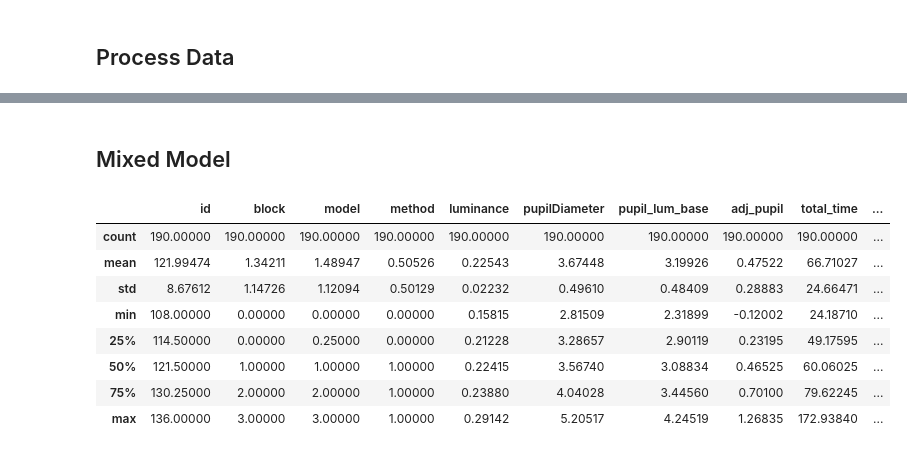
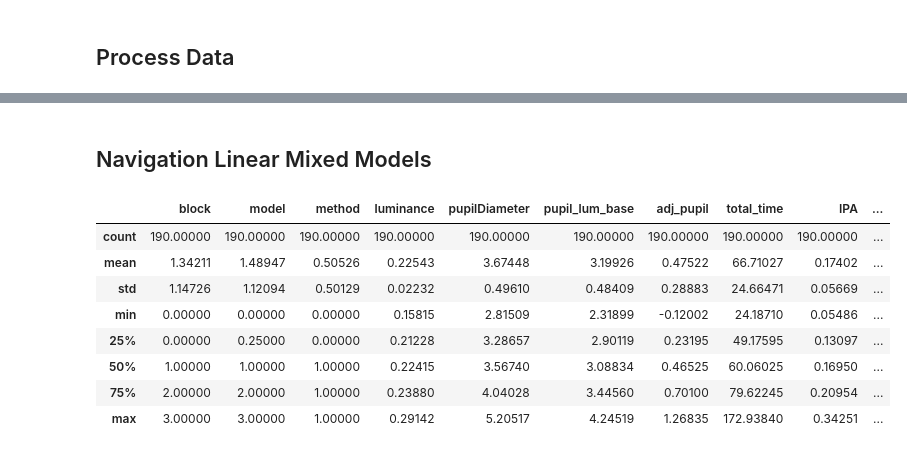
Before and after one commit to courtnicole/3d-path-cognition, a Jupyter notebook: mixedmodel.ipynb, the cells around one changed output, grey strips where cells are left out. Cells and saved outputs as stored; diff of their text form; code cells hidden in the pictures.

```diff
--- a/mixedmodel.ipynb
+++ b/mixedmodel.ipynb
@@ -240,8 +244,7 @@ def process_navigation_data(pupil_lum_df, stream_df, a, b, c):
 # %%
 def process_creation_data(pupil_lum_df, stream_df, a, b, c):
 
-    crt_start_times = stream_df['CreationStream'].loc[
-    (stream_df['CreationStream']['EventName'] == 'StartPointRegistered'), ['time', 'ModelID', 'MethodID']]
+    crt_start_times = stream_df['CreationStream'].loc[(stream_df['CreationStream']['EventName'] == 'StartPointRegistered'), ['time', 'ModelID', 'MethodID']]
     crt_start_times = pd.to_timedelta(crt_start_times.groupby(['ModelID', 'MethodID']).first()['time'], unit='s') + pd.offsets.Second(2)
     crt_start_times.reset_index(drop=True, inplace=True)
 
@@ -280,3 +283,32 @@ def process_creation_stats(stream_df):
     creation_stats = pd.concat(creation_counts, axis=0, keys=keys, names=['ModelID', 'MethodID']).unstack(level=2)
     creation_stats = creation_stats.drop(columns=['End', 'Start'])
     return creation_stats
+# %%
+def process_target_trial_data_crt(stream_df):
+    target_set = stream_df['ExperimentStream'].loc[
+        (stream_df['ExperimentStream']['EventType'] == 'TargetPointsSet') |
+        (stream_df['ExperimentStream']['EventType'] == 'SceneLoaded') &
+        (stream_df['ExperimentStream']['SceneEvent'] != 'Calibration') &
+        (stream_df['ExperimentStream']['MethodID'] != '2') &
+        (stream_df['ExperimentStream']['MethodID'] != '3'), ['SceneEvent', 'EventType', 'ModelID', 'MethodID']]
+
+    generic_idx = np.where(target_set['ModelID'] == 'generic')[0]
+    idx = [x+1 for x in generic_idx]
+
+    for i in range(len(generic_idx)):
+        target_set.loc[target_set.index[generic_idx[i]], 'ModelID']  = target_set.loc[target_set.index[idx[i]], 'ModelID']
+        target_set.loc[target_set.index[generic_idx[i]], 'MethodID']  = target_set.loc[target_set.index[idx[i]], 'MethodID']
+
+    target_set['MethodID'] = target_set['MethodID'].astype(float)
+    target_set['ModelID'] = target_set['ModelID'].astype(float)
+    target_set = target_set.loc[(target_set['ModelID'] < 4) & (target_set['EventType'] == 'TargetPointsSet'), ['SceneEvent', 'ModelID', 'MethodID']]
+
+    target_set['SceneEvent'] = target_set.mask(target_set['SceneEvent'] == 'TargetsLoaded_Set1', target_cats.categories[0])['SceneEvent']
+    target_set['SceneEvent'] = target_set.mask(target_set['SceneEvent'] == 'TargetsLoaded_Set2', target_cats.categories[1])['SceneEvent']
+
+    target_set['targetID'] = target_set['SceneEvent']
+    target_set.drop(columns=['SceneEvent'], inplace=True)
+    target_set['trialID'] = [x % 4 for x in range(0,8)]
+    target_set['trialID'] = target_set['trialID'].astype('string').astype(trial_cats)
+
+    return target_set
@@ -358,6 +435,7 @@ for df in dfs:
     creation_data, crt_time = process_creation_data(pupil_lum_df, df, a, b, c)
     ipa_calc_crt = process_ipa_calc(creation_data)
     creation_stats = process_creation_stats(df)
+    creation_target_trials = process_target_trial_data_crt(df)
     discomfort = process_discomfort_data(df)
     seq = process_seq_data(df)
 
@@ -367,6 +445,7 @@ for df in dfs:
     ipa_crt_trials = ipa_calc_crt.groupby(['modelID', 'methodID'])
     discomfort_trials = discomfort.groupby(['ModelID', 'MethodID'])
     seq_trials = seq.groupby(['ModelID', 'MethodID'])
+    crt_target_trials = creation_target_trials.groupby(['ModelID', 'MethodID'])
 
     nav_data = {}
     nav_total_time = {}
@@ -377,6 +456,10 @@ for df in dfs:
     discomfort_data = {}
     seq_crt = {}
     seq_nav = {}
+    target_data_crt = {}
+    target_data_nav = {}
+    trial_data_crt = {}
+    trial_data_nav = {}
 
     for i in range(4):
         for j in range(2,4):
@@ -392,6 +475,8 @@ for df in dfs:
             crt_total_time[(id, block, i, j)] = crt_time[(2*i + j)]
             ipa_crt_data[(id, block, i, j)] = ipa_crt_trials.get_group((i,j)).mean()
             seq_crt[(id, block, i, j)] = seq_trials.get_group((i,j)).mean()
+            target_data_crt[(id, block, i, j)] = crt_target_trials.get_group((i,j))['targetID'].iloc[0]
+            trial_data_crt[(id, block, i, j)] = crt_target_trials.get_group((i,j))['trialID'].iloc[0]
 
     nav_index = pd.MultiIndex.from_product([[id], [block], model_cats.categories, method_cats.categories[0:2]], names=data_names)
     crt_index = pd.MultiIndex.from_product([[id], [block], model_cats.categories, method_cats.categories[2:4]], names=data_names)
@@ -403,6 +488,8 @@ for df in dfs:
 
     crt_data = pd.concat(crt_data, axis=1, names=data_names).T
     crt_data['total_time'] = crt_total_time
+    crt_data['target_id'] = target_data_crt
+    crt_data['trial_id'] = trial_data_crt
     crt_data.index = crt_index
     crt_data.drop(columns=['time', 'modelID', 'methodID'], inplace=True)
 
@@ -457,29 +688,28 @@ user_data_crt = user_data_crt[~short_crt]
 # %% [markdown]
-## Mixed Model
+## Navigation Linear Mixed Models
 # %%
 mm_nav_data = user_data_nav
 mm_nav_data = mm_nav_data.reset_index(level=(0,1,2, 3))
 
 mm_nav_data['block'] = mm_nav_data['block'].astype(block_cats).cat.codes
 mm_nav_data['method'] = mm_nav_data['method'].astype(method_cats).cat.codes
 mm_nav_data['model'] = mm_nav_data['model'].astype(model_cats).cat.codes
 
-mm_nav_data['id'] = mm_nav_data['id'] .astype('int32')
 mm_nav_data['scaled_tepr'] = stats.zscore(mm_nav_data['adj_pupil']).astype('float64')
 mm_nav_data['scaled_ipa'] = stats.zscore(mm_nav_data['IPA']).astype('float64')
 mm_nav_data['scaled_time'] = stats.zscore(mm_nav_data['total_time']).astype('float64')
 mm_nav_data['scaled_seq'] = stats.zscore(mm_nav_data['seq']).astype('float64')
 mm_nav_data['scaled_discomfort'] = stats.zscore(mm_nav_data['discomfort']).astype('float64')
 
 pd.options.display.float_format = '{:.5f}'.format
 mm_nav_data.describe()
 # %% [output]
-|  | id | block | model | method | luminance | pupilDiameter | pupil_lum_base | adj_pupil | total_time | ... |
+|  | block | model | method | luminance | pupilDiameter | pupil_lum_base | adj_pupil | total_time | IPA | ... |
 | count | 190.00000 | 190.00000 | 190.00000 | 190.00000 | 190.00000 | 190.00000 | 190.00000 | 190.00000 | 190.00000 | ... |
-| mean | 121.99474 | 1.34211 | 1.48947 | 0.50526 | 0.22543 | 3.67448 | 3.19926 | 0.47522 | 66.71027 | ... |
-| std | 8.67612 | 1.14726 | 1.12094 | 0.50129 | 0.02232 | 0.49610 | 0.48409 | 0.28883 | 24.66471 | ... |
-| min | 108.00000 | 0.00000 | 0.00000 | 0.00000 | 0.15815 | 2.81509 | 2.31899 | -0.12002 | 24.18710 | ... |
-| 25% | 114.50000 | 0.00000 | 0.25000 | 0.00000 | 0.21228 | 3.28657 | 2.90119 | 0.23195 | 49.17595 | ... |
-| 50% | 121.50000 | 1.00000 | 1.00000 | 1.00000 | 0.22415 | 3.56740 | 3.08834 | 0.46525 | 60.06025 | ... |
-| 75% | 130.25000 | 2.00000 | 2.00000 | 1.00000 | 0.23880 | 4.04028 | 3.44560 | 0.70100 | 79.62245 | ... |
-| max | 136.00000 | 3.00000 | 3.00000 | 1.00000 | 0.29142 | 5.20517 | 4.24519 | 1.26835 | 172.93840 | ... |
+| mean | 1.34211 | 1.48947 | 0.50526 | 0.22543 | 3.67448 | 3.19926 | 0.47522 | 66.71027 | 0.17402 | ... |
+| std | 1.14726 | 1.12094 | 0.50129 | 0.02232 | 0.49610 | 0.48409 | 0.28883 | 24.66471 | 0.05669 | ... |
+| min | 0.00000 | 0.00000 | 0.00000 | 0.15815 | 2.81509 | 2.31899 | -0.12002 | 24.18710 | 0.05486 | ... |
+| 25% | 0.00000 | 0.25000 | 0.00000 | 0.21228 | 3.28657 | 2.90119 | 0.23195 | 49.17595 | 0.13097 | ... |
+| 50% | 1.00000 | 1.00000 | 1.00000 | 0.22415 | 3.56740 | 3.08834 | 0.46525 | 60.06025 | 0.16950 | ... |
+| 75% | 2.00000 | 2.00000 | 1.00000 | 0.23880 | 4.04028 | 3.44560 | 0.70100 | 79.62245 | 0.20954 | ... |
+| max | 3.00000 | 3.00000 | 1.00000 | 0.29142 | 5.20517 | 4.24519 | 1.26835 | 172.93840 | 0.34251 | ... |
```
Also changed, not shown: parts of 16 cells of this notebook.
